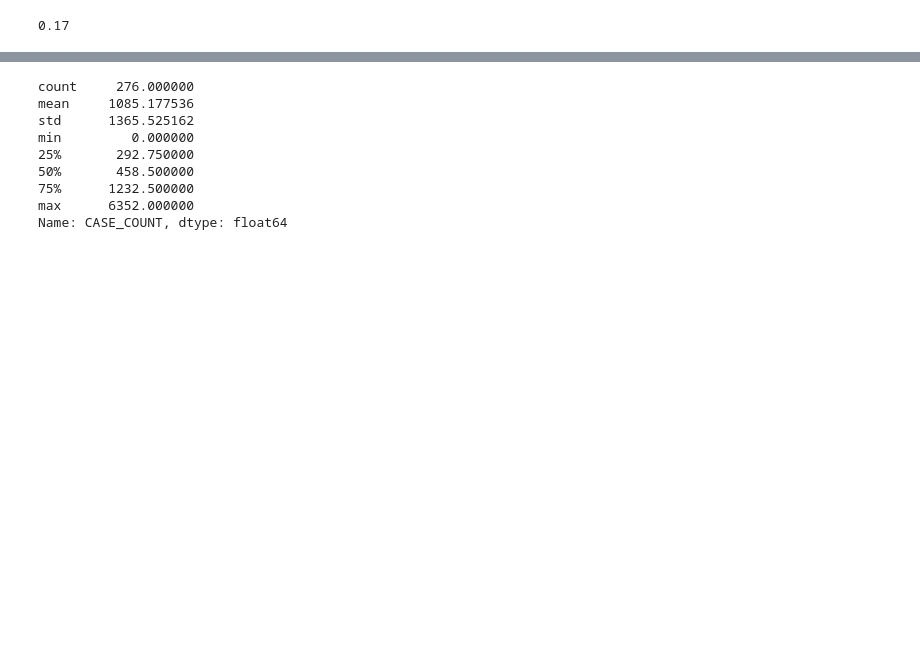
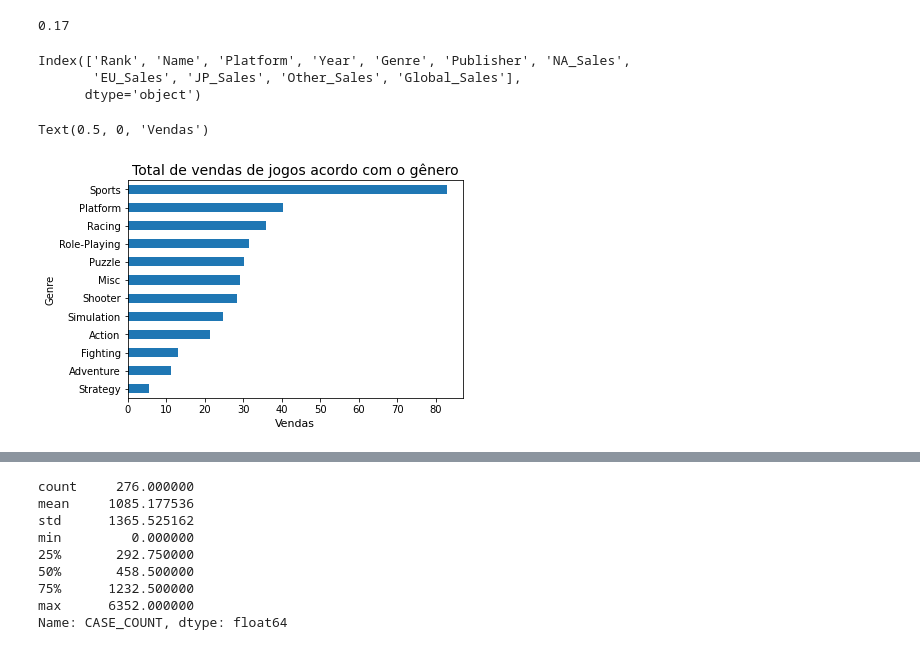
Before and after one commit to LarissaOlimpio/estatisticaPandas, a Jupyter notebook: csv_sales.ipynb, the cells around one changed output, grey strips where cells are left out. Saved outputs shown, nothing was run; the diff lists cells and outputs as text; code cells hidden in the pictures; blank space fills up the shorter version.

```diff
--- a/csv_sales.ipynb
+++ b/csv_sales.ipynb
@@ -37,6 +42,19 @@ st.variance(df.Global_Sales)#calculando a variancia
 st.median(df.Global_Sales)#calculando a mediana
 # %% [output]
 0.17
+# %%
+df.columns
+# %% [output]
+Index(['Rank', 'Name', 'Platform', 'Year', 'Genre', 'Publisher', 'NA_Sales',
+       'EU_Sales', 'JP_Sales', 'Other_Sales', 'Global_Sales'],
+      dtype='object')
+# %%
+df.groupby("Genre")["Global_Sales"].max().sort_values().head(15).plot(kind="barh")
+plt.title('Total de vendas de jogos acordo com o gênero', fontsize=14)
+plt.xlabel('Vendas', fontsize=11)
+# %% [output]
+Text(0.5, 0, 'Vendas')
+[figure, added]
 # %%
 df = pd.read_csv('COVID-19_Daily_Counts_of_Cases__Hospitalizations__and_Deaths.csv')
 
```
Also changed, not shown: parts of 3 cells of this notebook.
